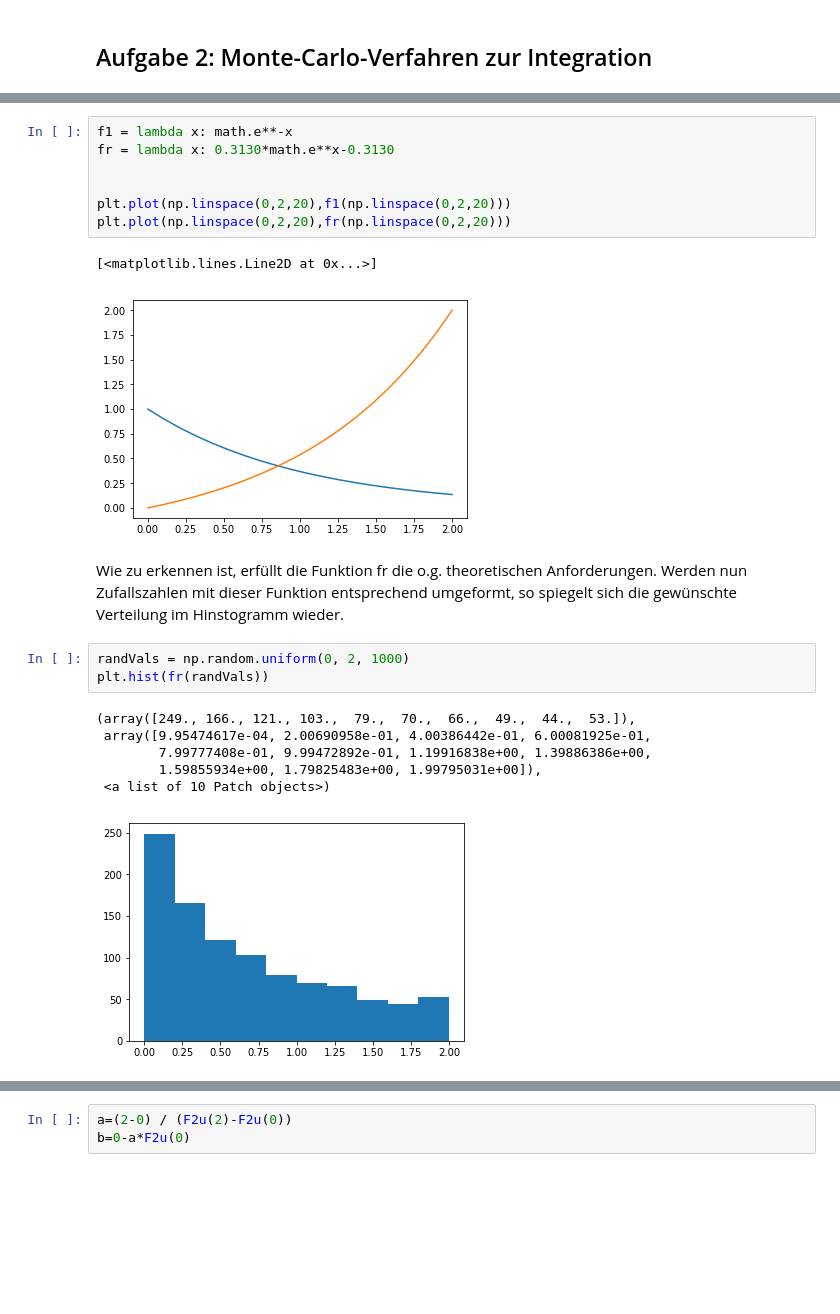
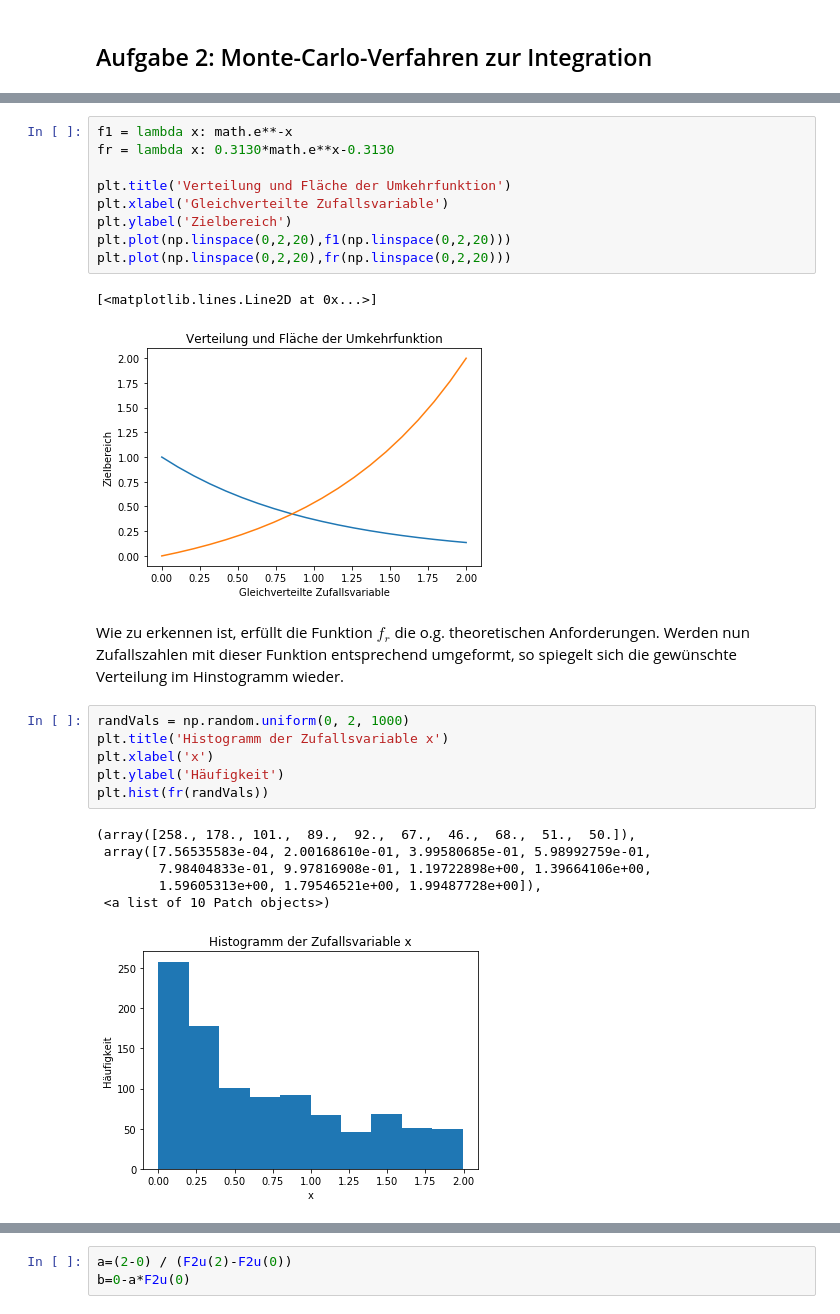
Before and after one commit to darenegade/modellbildung, a Jupyter notebook: Abgabe 4/Abgabe 4.ipynb, the cells around one changed output, grey strips where cells are left out. Cells and saved outputs as stored; diff of their text form; blank space fills up the shorter version.

```diff
--- a/Abgabe 4/Abgabe 4.ipynb
+++ b/Abgabe 4/Abgabe 4.ipynb
@@ -289,23 +280,28 @@ fr(x)=\frac{2}{-e^2+1} e^x + \frac{-2}{-e^2+1}\approx0.3130 e^x -0.3130
 # %%
 f1 = lambda x: math.e**-x
 fr = lambda x: 0.3130*math.e**x-0.3130
 
-
+plt.title('Verteilung und Fläche der Umkehrfunktion')
+plt.xlabel('Gleichverteilte Zufallsvariable')
+plt.ylabel('Zielbereich')
 plt.plot(np.linspace(0,2,20),f1(np.linspace(0,2,20)))
 plt.plot(np.linspace(0,2,20),fr(np.linspace(0,2,20)))
 # %% [output]
 [<matplotlib.lines.Line2D at 0x...>]
-[figure, old version]
+[figure, new version]
 # %% [markdown]
-Wie zu erkennen ist, erfüllt die Funktion fr die o.g. theoretischen Anforderungen.
+Wie zu erkennen ist, erfüllt die Funktion $f_r$ die o.g. theoretischen Anforderungen.
 Werden nun Zufallszahlen mit dieser Funktion entsprechend umgeformt, so spiegelt sich die gewünschte Verteilung im Hinstogramm wieder.
 # %%
 randVals = np.random.uniform(0, 2, 1000)
+plt.title('Histogramm der Zufallsvariable x')
+plt.xlabel('x')
+plt.ylabel('Häufigkeit')
 plt.hist(fr(randVals))
 # %% [output]
-(array([249., 166., 121., 103.,  79.,  70.,  66.,  49.,  44.,  53.]),
- array([9.95474617e-04, 2.00690958e-01, 4.00386442e-01, 6.00081925e-01,
-        7.99777408e-01, 9.99472892e-01, 1.19916838e+00, 1.39886386e+00,
-        1.59855934e+00, 1.79825483e+00, 1.99795031e+00]),
+(array([258., 178., 101.,  89.,  92.,  67.,  46.,  68.,  51.,  50.]),
+ array([7.56535583e-04, 2.00168610e-01, 3.99580685e-01, 5.98992759e-01,
+        7.98404833e-01, 9.97816908e-01, 1.19722898e+00, 1.39664106e+00,
+        1.59605313e+00, 1.79546521e+00, 1.99487728e+00]),
  <a list of 10 Patch objects>)
-[figure, old version]
+[figure, new version]
```
Also changed, not shown: parts of 23 cells of this notebook.
